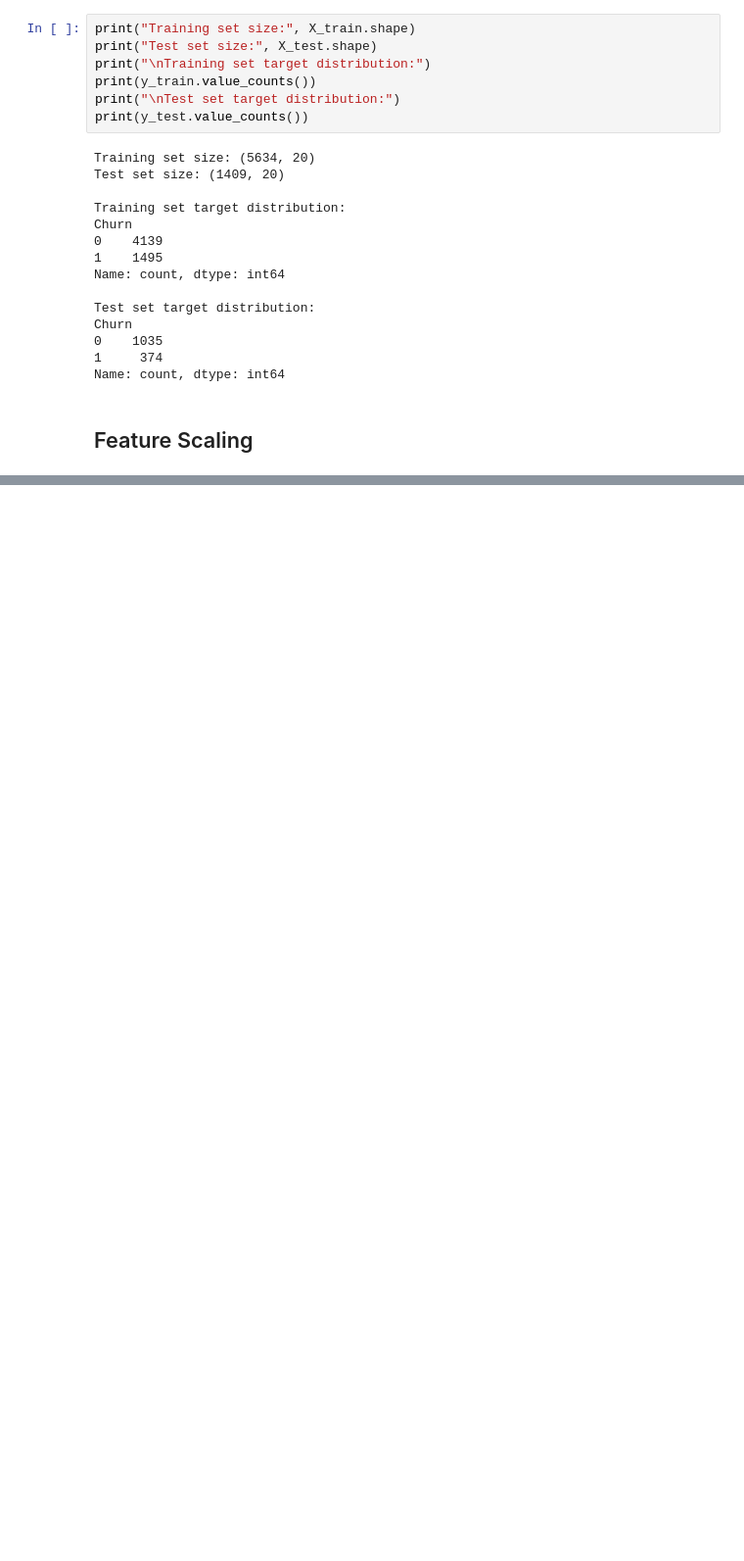
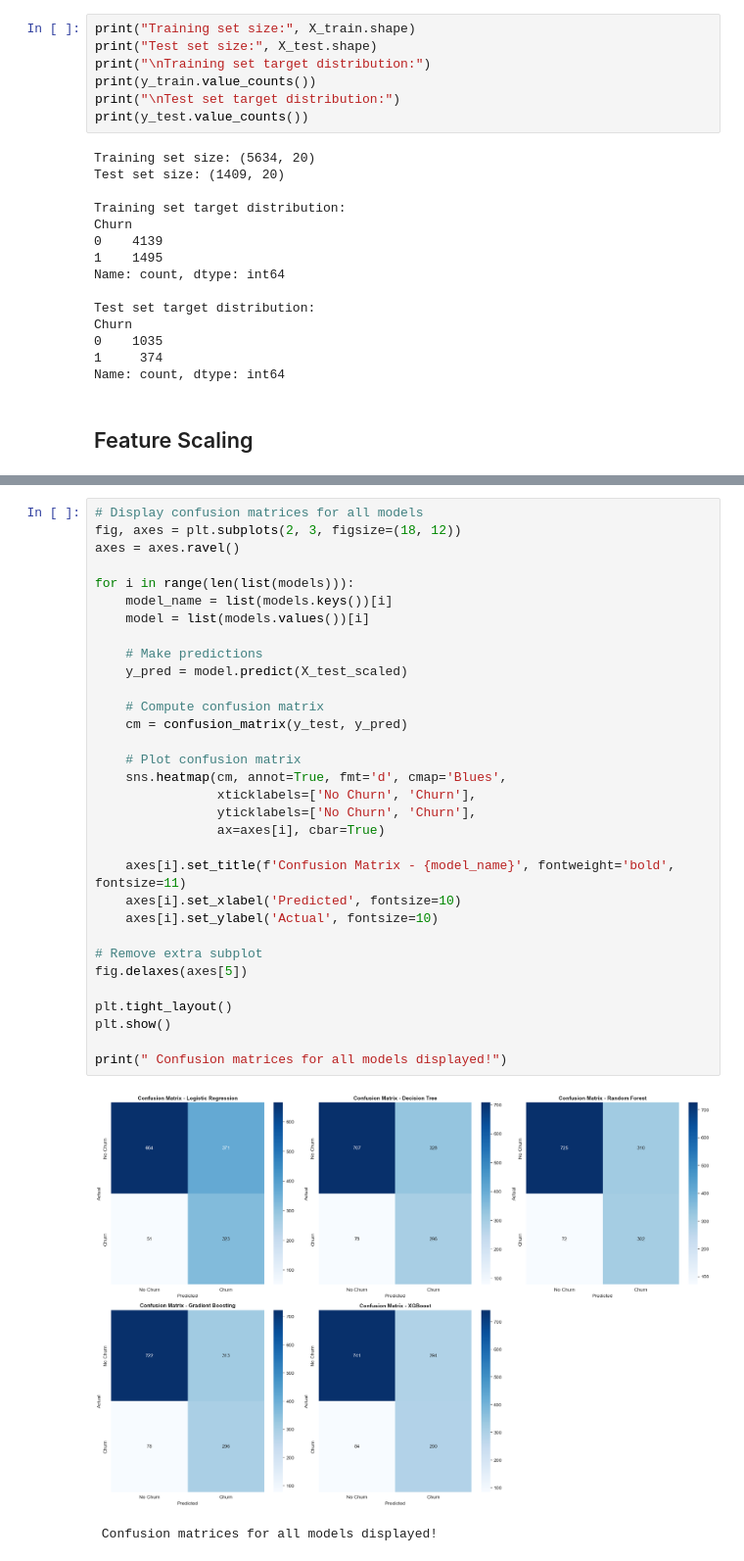
Before and after one commit to Aastha09Gupta/Customer_Churn_Prediction, a Jupyter notebook: churn_prediction.ipynb, the cells around one changed output, grey strips where cells are left out. Shown: that part at 98% size. Drawn from its saved outputs; the diff is of its cells as text; blank space fills up the shorter version.

```diff
--- a/churn_prediction.ipynb
+++ b/churn_prediction.ipynb
@@ -820,0 +961,35 @@ weighted avg       0.79      0.80      0.79      1409
+# %%
+# Display confusion matrices for all models
+fig, axes = plt.subplots(2, 3, figsize=(18, 12))
+axes = axes.ravel()
+
+for i in range(len(list(models))):
+    model_name = list(models.keys())[i]
+    model = list(models.values())[i]
+
+    # Make predictions
+    y_pred = model.predict(X_test_scaled)
+
+    # Compute confusion matrix
+    cm = confusion_matrix(y_test, y_pred)
+
+    # Plot confusion matrix
+    sns.heatmap(cm, annot=True, fmt='d', cmap='Blues',
+                xticklabels=['No Churn', 'Churn'],
+                yticklabels=['No Churn', 'Churn'],
+                ax=axes[i], cbar=True)
+
+    axes[i].set_title(f'Confusion Matrix - {model_name}', fontweight='bold', fontsize=11)
+    axes[i].set_xlabel('Predicted', fontsize=10)
+    axes[i].set_ylabel('Actual', fontsize=10)
+
+# Remove extra subplot
+fig.delaxes(axes[5])
+
+plt.tight_layout()
+plt.show()
+
+print(" Confusion matrices for all models displayed!")
+# %% [output]
+[figure, added]
+ Confusion matrices for all models displayed!
```
Also changed, not shown: parts of 28 cells of this notebook.
